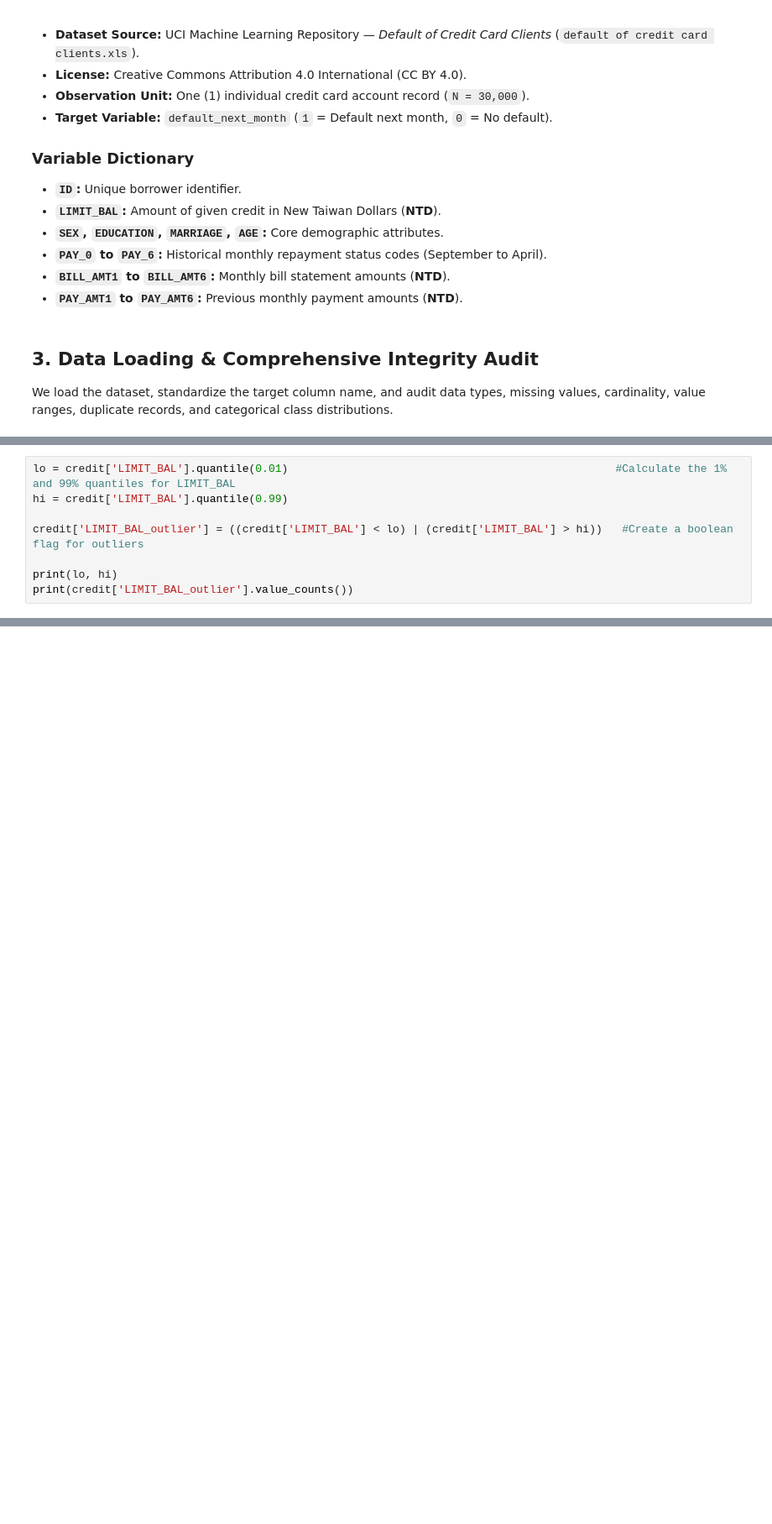
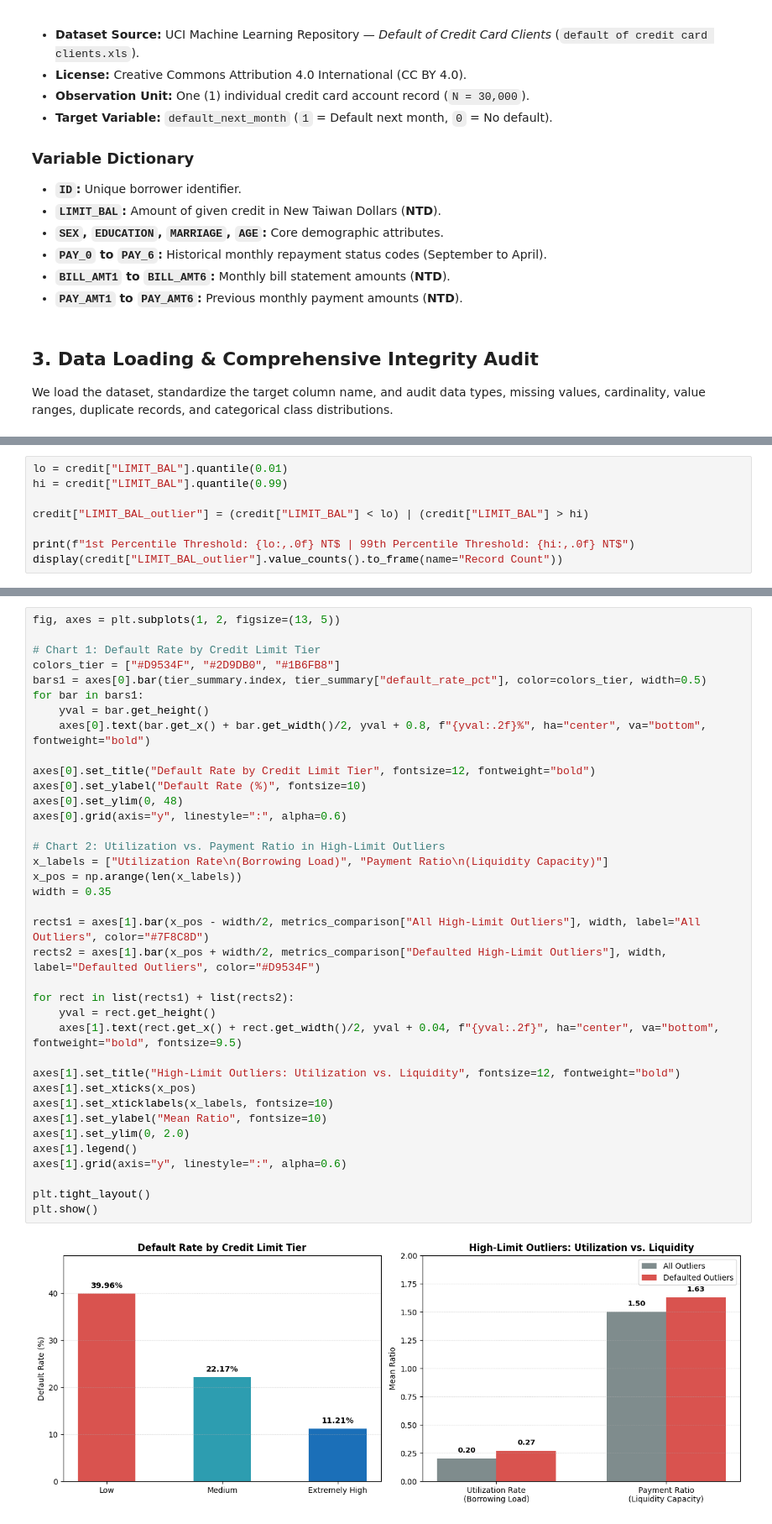
Before and after one commit to loulakanani/machine-learning-in-finance, a Jupyter notebook: 03_Credit_Risk_Analysis_and_Pipeline_Engineering.ipynb, the cells around one changed output, grey strips where cells are left out. Shown at 84% size. Drawn from its saved outputs; the diff is of its cells as text; blank space fills up the shorter version.

```diff
--- a/03_Credit_Risk_Analysis_and_Pipeline_Engineering.ipynb
+++ b/03_Credit_Risk_Analysis_and_Pipeline_Engineering.ipynb
@@ -123,8 +64,0 @@ A unique identifier (ID) does not automatically prove that two rows represent ec
-# %%
-lo = credit['LIMIT_BAL'].quantile(0.01)                                                  #Calculate the 1% and 99% quantiles for LIMIT_BAL
-hi = credit['LIMIT_BAL'].quantile(0.99)
-
-credit['LIMIT_BAL_outlier'] = ((credit['LIMIT_BAL'] < lo) | (credit['LIMIT_BAL'] > hi))   #Create a boolean flag for outliers
-
-print(lo, hi)
-print(credit['LIMIT_BAL_outlier'].value_counts())
@@ -265,0 +122,8 @@ Generative AI was used purely as a supportive tool in this project to assist wit
+# %%
+lo = credit["LIMIT_BAL"].quantile(0.01)
+hi = credit["LIMIT_BAL"].quantile(0.99)
+
+credit["LIMIT_BAL_outlier"] = (credit["LIMIT_BAL"] < lo) | (credit["LIMIT_BAL"] > hi)
+
+print(f"1st Percentile Threshold: {lo:,.0f} NT$ | 99th Percentile Threshold: {hi:,.0f} NT$")
+display(credit["LIMIT_BAL_outlier"].value_counts().to_frame(name="Record Count"))
@@ -265,0 +239,39 @@ Generative AI was used purely as a supportive tool in this project to assist wit
+# %%
+fig, axes = plt.subplots(1, 2, figsize=(13, 5))
+
+# Chart 1: Default Rate by Credit Limit Tier
+colors_tier = ["#D9534F", "#2D9DB0", "#1B6FB8"]
+bars1 = axes[0].bar(tier_summary.index, tier_summary["default_rate_pct"], color=colors_tier, width=0.5)
+for bar in bars1:
+    yval = bar.get_height()
+    axes[0].text(bar.get_x() + bar.get_width()/2, yval + 0.8, f"{yval:.2f}%", ha="center", va="bottom", fontweight="bold")
+
+axes[0].set_title("Default Rate by Credit Limit Tier", fontsize=12, fontweight="bold")
+axes[0].set_ylabel("Default Rate (%)", fontsize=10)
+axes[0].set_ylim(0, 48)
+axes[0].grid(axis="y", linestyle=":", alpha=0.6)
+
+# Chart 2: Utilization vs. Payment Ratio in High-Limit Outliers
+x_labels = ["Utilization Rate\n(Borrowing Load)", "Payment Ratio\n(Liquidity Capacity)"]
+x_pos = np.arange(len(x_labels))
+width = 0.35
+
+rects1 = axes[1].bar(x_pos - width/2, metrics_comparison["All High-Limit Outliers"], width, label="All Outliers", color="#7F8C8D")
+rects2 = axes[1].bar(x_pos + width/2, metrics_comparison["Defaulted High-Limit Outliers"], width, label="Defaulted Outliers", color="#D9534F")
+
+for rect in list(rects1) + list(rects2):
+    yval = rect.get_height()
+    axes[1].text(rect.get_x() + rect.get_width()/2, yval + 0.04, f"{yval:.2f}", ha="center", va="bottom", fontweight="bold", fontsize=9.5)
+
+axes[1].set_title("High-Limit Outliers: Utilization vs. Liquidity", fontsize=12, fontweight="bold")
+axes[1].set_xticks(x_pos)
+axes[1].set_xticklabels(x_labels, fontsize=10)
+axes[1].set_ylabel("Mean Ratio", fontsize=10)
+axes[1].set_ylim(0, 2.0)
+axes[1].legend()
+axes[1].grid(axis="y", linestyle=":", alpha=0.6)
+
+plt.tight_layout()
+plt.show()
+# %% [output]
+[figure, added]
```
Also changed, not shown: parts of 47 cells of this notebook.
